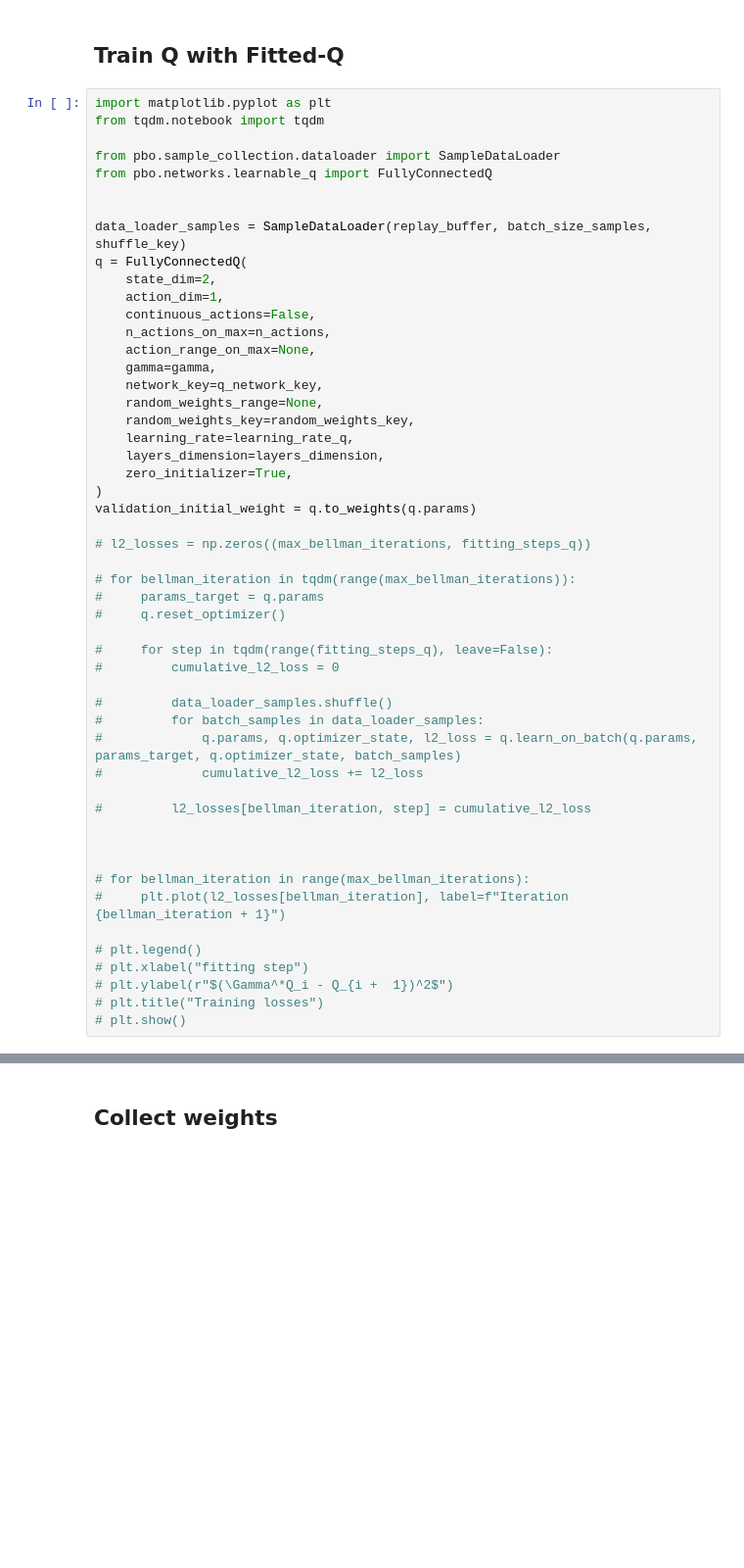
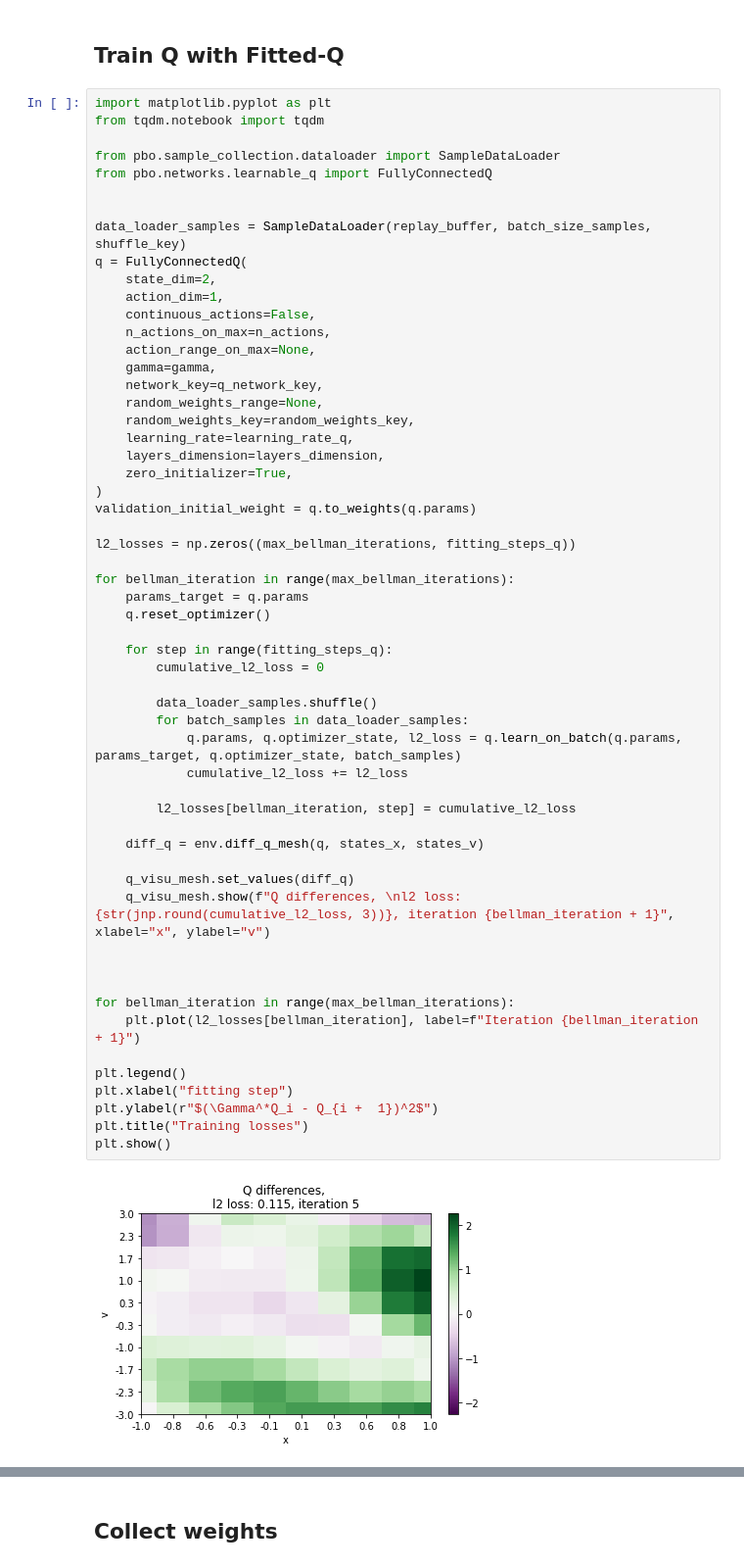
Before and after one commit to theovincent/PBO, a Jupyter notebook: pbo_car_on_hill.ipynb, the cells around one changed output, grey strips where cells are left out. Shown at 98% size. Drawn from its saved outputs; the diff is of its cells as text; blank space fills up the shorter version.

```diff
--- a/pbo_car_on_hill.ipynb
+++ b/pbo_car_on_hill.ipynb
@@ -118,48 +196,55 @@ from tqdm.notebook import tqdm
 
 from pbo.sample_collection.dataloader import SampleDataLoader
 from pbo.networks.learnable_q import FullyConnectedQ
 
 
 data_loader_samples = SampleDataLoader(replay_buffer, batch_size_samples, shuffle_key)
 q = FullyConnectedQ(
     state_dim=2,
     action_dim=1,
     continuous_actions=False,
     n_actions_on_max=n_actions,
     action_range_on_max=None,
     gamma=gamma,
     network_key=q_network_key,
     random_weights_range=None,
     random_weights_key=random_weights_key,
     learning_rate=learning_rate_q,
     layers_dimension=layers_dimension,
     zero_initializer=True,
 )
 validation_initial_weight = q.to_weights(q.params)
 
-# l2_losses = np.zeros((max_bellman_iterations, fitting_steps_q))
+l2_losses = np.zeros((max_bellman_iterations, fitting_steps_q))
 
-# for bellman_iteration in tqdm(range(max_bellman_iterations)):
-#     params_target = q.params
-#     q.reset_optimizer()
+for bellman_iteration in range(max_bellman_iterations):
+    params_target = q.params
+    q.reset_optimizer()
 
-#     for step in tqdm(range(fitting_steps_q), leave=False):
-#         cumulative_l2_loss = 0
+    for step in range(fitting_steps_q):
+        cumulative_l2_loss = 0
 
-#         data_loader_samples.shuffle()
-#         for batch_samples in data_loader_samples:
-#             q.params, q.optimizer_state, l2_loss = q.learn_on_batch(q.params, params_target, q.optimizer_state, batch_samples)
-#             cumulative_l2_loss += l2_loss
+        data_loader_samples.shuffle()
+        for batch_samples in data_loader_samples:
+            q.params, q.optimizer_state, l2_loss = q.learn_on_batch(q.params, params_target, q.optimizer_state, batch_samples)
+            cumulative_l2_loss += l2_loss
 
-#         l2_losses[bellman_iteration, step] = cumulative_l2_loss
+        l2_losses[bellman_iteration, step] = cumulative_l2_loss
+
+    diff_q = env.diff_q_mesh(q, states_x, states_v)
+
+    q_visu_mesh.set_values(diff_q)
+    q_visu_mesh.show(f"Q differences, \nl2 loss: {str(jnp.round(cumulative_l2_loss, 3))}, iteration {bellman_iteration + 1}", xlabel="x", ylabel="v")
 
 
 
-# for bellman_iteration in range(max_bellman_iterations):
-#     plt.plot(l2_losses[bellman_iteration], label=f"Iteration {bellman_iteration + 1}")
+for bellman_iteration in range(max_bellman_iterations):
+    plt.plot(l2_losses[bellman_iteration], label=f"Iteration {bellman_iteration + 1}")
 
-# plt.legend()
-# plt.xlabel("fitting step")
-# plt.ylabel(r"$(\Gamma^*Q_i - Q_{i +  1})^2$")
-# plt.title("Training losses")
-# plt.show()
+plt.legend()
+plt.xlabel("fitting step")
+plt.ylabel(r"$(\Gamma^*Q_i - Q_{i +  1})^2$")
+plt.title("Training losses")
+plt.show()
+# %% [output]
+[figure, added]
```
Also changed, not shown: parts of 14 cells of this notebook, 3 other files.
